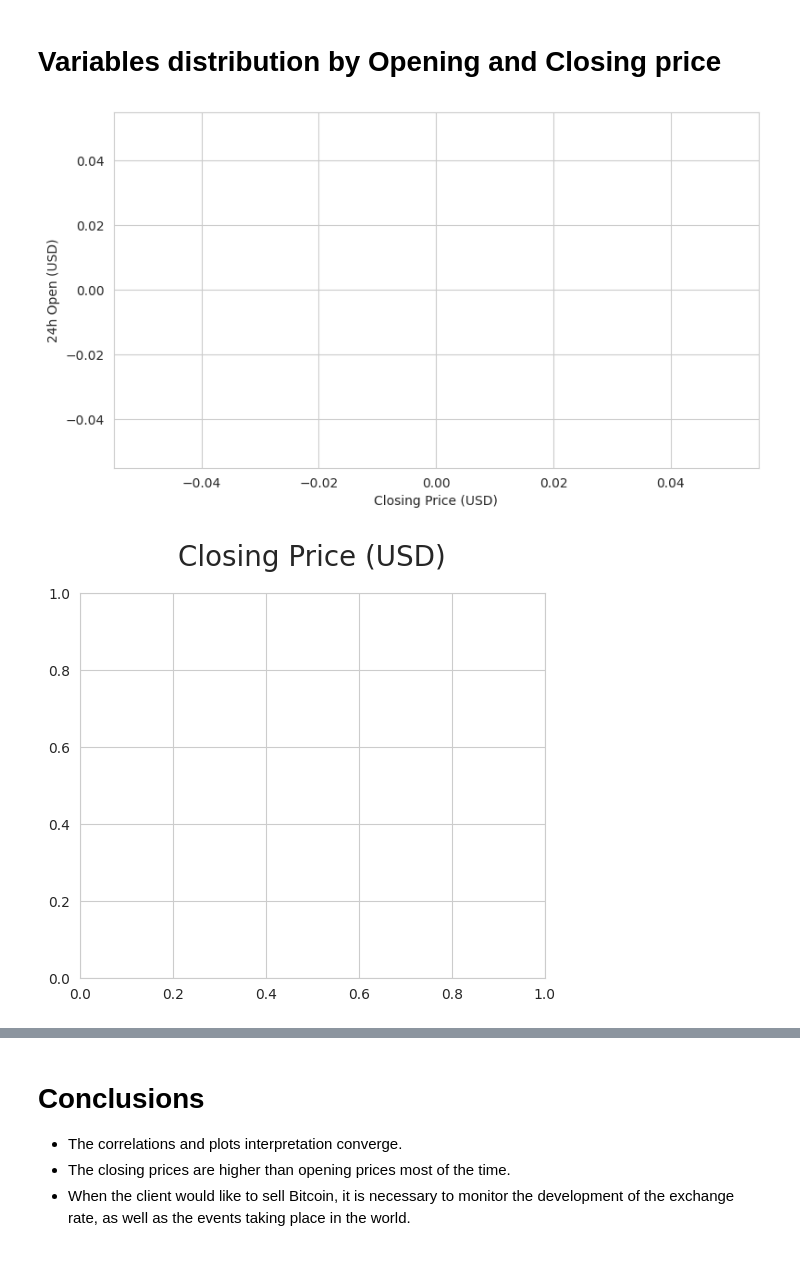
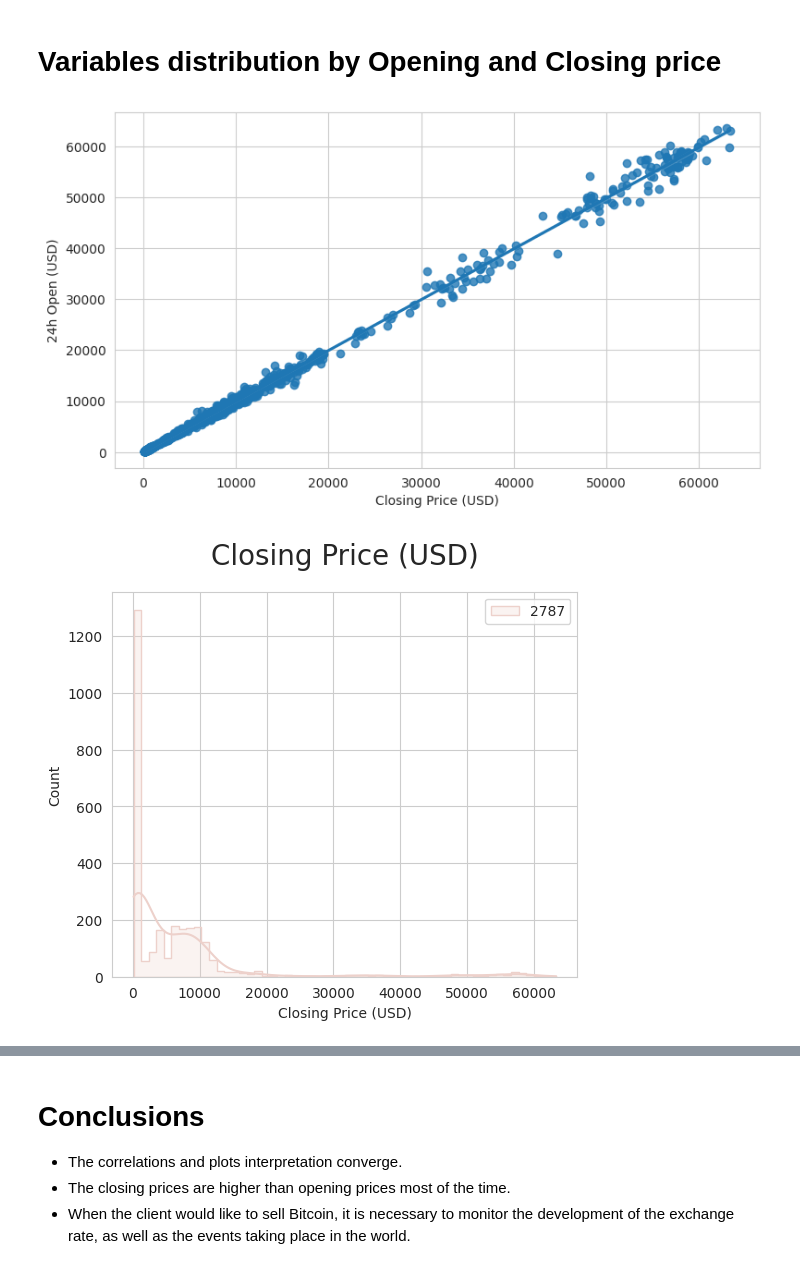
Before and after one commit to ksagep/fifth-milestone-project-bitcoin, a Jupyter notebook: jupyter_notebooks/Study_of_differences.ipynb, the cells around one changed output, grey strips where cells are left out. Saved outputs shown, nothing was run; the diff lists cells and outputs as text; code cells hidden in the pictures.

Commit message:
Work on the variables distribution of Study of differences and plot the results.

```diff
--- a/jupyter_notebooks/Study_of_differences.ipynb
+++ b/jupyter_notebooks/Study_of_differences.ipynb
@@ -131,35 +131,34 @@ df_eda.head(2787)
 # %%
 import pandas as pd
 import matplotlib.pyplot as plt
 import seaborn as sns
 sns.set_style('whitegrid')
 df = (pd.read_csv("/workspace/fifth-milestone-project-bitcoin/jupyter_notebooks/outputs/dataset/collection/Bitcoin_Price_Data.csv").drop(['24h High (USD)','24h Low (USD)'], axis=1))
 
 vars_to_study = ['Date', 'Closing Price (USD)', '24h Open (USD)']
-newdf = df[df['Date'].str.contains('Closing Price (USD)', '24h Open (USD)')]
-newdf_eda = newdf.filter(vars_to_study)
+df_eda = df.filter(vars_to_study)
 
-def plot_numerical(newdf, col, target_var):
+def plot_numerical(df, col, target_var):
     plt.figure(figsize=(6, 5))
-    sns.histplot(data=newdf, x=col, hue=2787, kde=True, element="step")
+    sns.histplot(data=df, x=col, hue=2787, kde=True, element="step")
     plt.title(f"{col}", fontsize=20, y=1.05)
     plt.show()
 
-def plot_categorical(newdf, col, target_var):
+def plot_categorical(df, col, target_var):
 
     plt.figure(figsize=(9, 5))
-    sns.regplot(x=newdf["Closing Price (USD)"], y=newdf["24h Open (USD)"])
+    sns.regplot(x=df["Closing Price (USD)"], y=df["24h Open (USD)"])
     plt.show()
 
-target_var = ['Date', 'Closing Price (USD)','24h Open (USD)']
+target_var = ['Closing Price (USD)','24h Open (USD)']
 for col in vars_to_study:
 
-    if newdf_eda[col].dtype == 'float64':
-        plot_numerical(newdf_eda, col, target_var)
+    if df_eda[col].dtype == 'float64':
+        plot_numerical(df_eda, col, target_var)
         print()
     else:
-        plot_categorical(newdf_eda, col, target_var)
+        plot_categorical(df_eda, col, target_var)
         print()
 # %% [output]
-[figure, old version]
+[figure, new version]
-[figure, old version]
+[figure, new version]
```
Also changed, not shown: parts of 1 cell of this notebook, 4 other files.
